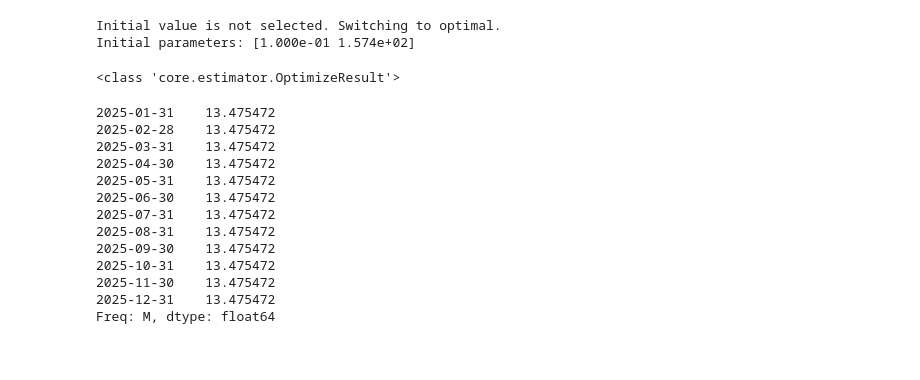
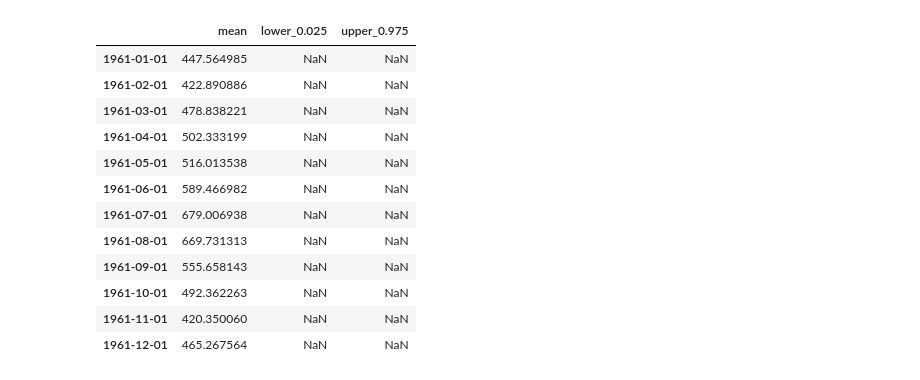
Before and after one commit to config-i1/smooth, a Jupyter notebook: python/smooth/adam_general/test_adam.ipynb, the cells around one changed output. Saved outputs shown, nothing was run; the diff lists cells and outputs as text; code cells hidden in the pictures.

Commit message:
fixed forecasting

```diff
--- a/python/smooth/adam_general/test_adam.ipynb
+++ b/python/smooth/adam_general/test_adam.ipynb
@@ -80,22 +221,20 @@ ts_df
 # %%
+model = "MAM"
+lags = [12]
 adam = Adam(model, lags)
 adam.fit(ts_df, h = h)
-fc = adam.predict()
-fc['forecast']
+adam.predict()
 # %% [output]
-Initial value is not selected. Switching to optimal.
-Initial parameters: [1.000e-01 1.574e+02]
-<class 'core.estimator.OptimizeResult'>
-2025-01-31    13.475472
-2025-02-28    13.475472
-2025-03-31    13.475472
-2025-04-30    13.475472
-2025-05-31    13.475472
-2025-06-30    13.475472
-2025-07-31    13.475472
-2025-08-31    13.475472
-2025-09-30    13.475472
-2025-10-31    13.475472
-2025-11-30    13.475472
-2025-12-31    13.475472
-Freq: M, dtype: float64
+|  | mean | lower_0.025 | upper_0.975 |
+| 1961-01-01 | 447.564985 | NaN | NaN |
+| 1961-02-01 | 422.890886 | NaN | NaN |
+| 1961-03-01 | 478.838221 | NaN | NaN |
+| 1961-04-01 | 502.333199 | NaN | NaN |
+| 1961-05-01 | 516.013538 | NaN | NaN |
+| 1961-06-01 | 589.466982 | NaN | NaN |
+| 1961-07-01 | 679.006938 | NaN | NaN |
+| 1961-08-01 | 669.731313 | NaN | NaN |
+| 1961-09-01 | 555.658143 | NaN | NaN |
+| 1961-10-01 | 492.362263 | NaN | NaN |
+| 1961-11-01 | 420.350060 | NaN | NaN |
+| 1961-12-01 | 465.267564 | NaN | NaN |
```
Also changed, not shown: parts of 18 cells of this notebook, 11 other files.
